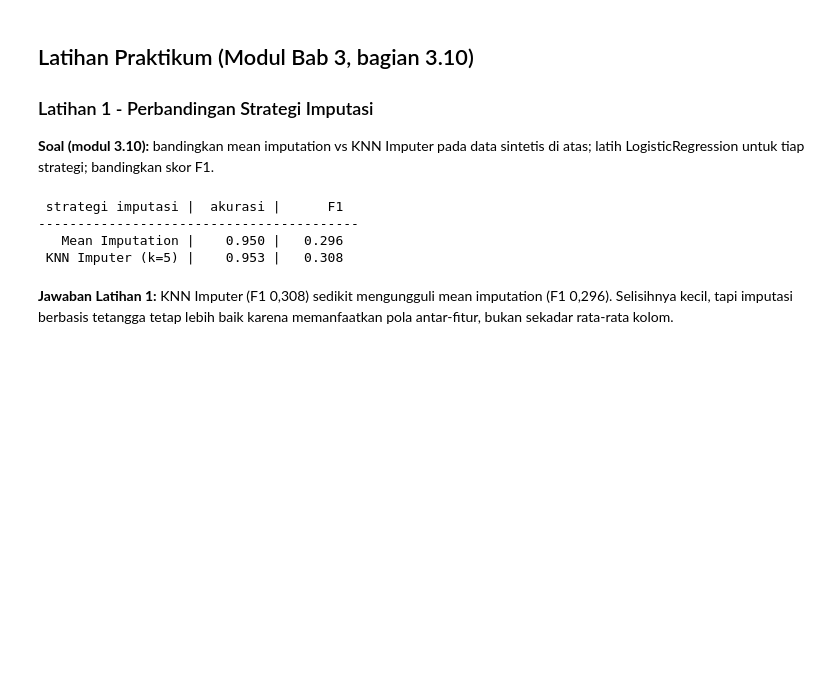
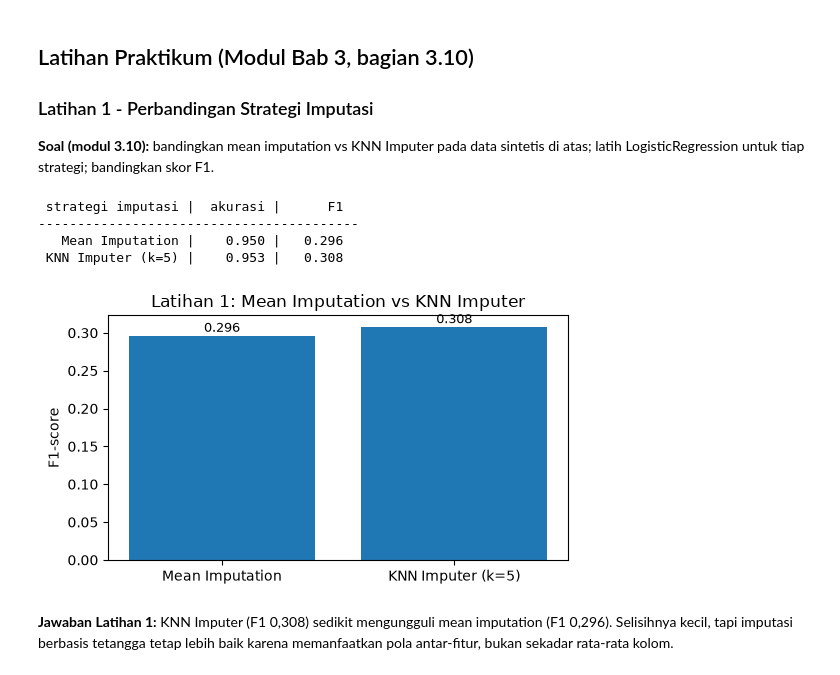
Before and after one commit to dandienter/praktikumML, a Jupyter notebook: bab-03-data-preparation/praktikum-bab-03.ipynb, the cells around one changed output. Cells and saved outputs as stored; diff of their text form; code cells hidden in the pictures; blank space fills up the shorter version.

```diff
--- a/bab-03-data-preparation/praktikum-bab-03.ipynb
+++ b/bab-03-data-preparation/praktikum-bab-03.ipynb
@@ -199,6 +199,29 @@ for nama, imp in [("Mean Imputation", SimpleImputer(strategy="mean")),
 -----------------------------------------
    Mean Imputation |    0.950 |   0.296
  KNN Imputer (k=5) |    0.953 |   0.308
+# %%
+# Grafik Latihan 1: perbandingan F1 mean imputation vs KNN Imputer
+hasil_imp = {}
+for nama, imp in [("Mean Imputation", SimpleImputer(strategy="mean")),
+                  ("KNN Imputer (k=5)", KNNImputer(n_neighbors=5))]:
+    df_lat = df_missing.copy()
+    df_lat[fitur_cols] = imp.fit_transform(df_missing[fitur_cols])
+    df_lat = df_lat.dropna(subset=["target"])
+    Xl, yl = df_lat[fitur_cols], df_lat["target"].astype(int)
+    Xtr, Xte, ytr, yte = train_test_split(Xl, yl, test_size=0.2,
+        stratify=yl, random_state=42)
+    m_lat = LogisticRegression(max_iter=1000).fit(Xtr, ytr)
+    hasil_imp[nama] = f1_score(yte, m_lat.predict(Xte))
+plt.figure(figsize=(5.5, 3.2))
+plt.bar(hasil_imp.keys(), hasil_imp.values())
+plt.ylabel("F1-score")
+plt.title("Latihan 1: Mean Imputation vs KNN Imputer")
+for i, v in enumerate(hasil_imp.values()):
+    plt.text(i, v + 0.005, f"{v:.3f}", ha="center", fontsize=9)
+plt.tight_layout()
+plt.show()
+# %% [output]
+[figure, added]
 # %% [markdown]
 **Jawaban Latihan 1:** KNN Imputer (F1 0,308) sedikit mengungguli mean imputation (F1 0,296). Selisihnya kecil, tapi imputasi berbasis tetangga tetap lebih baik karena memanfaatkan pola antar-fitur, bukan sekadar rata-rata kolom.
 # %% [markdown]
```
Also changed, not shown: parts of 1 cell of this notebook, 13 other files.
